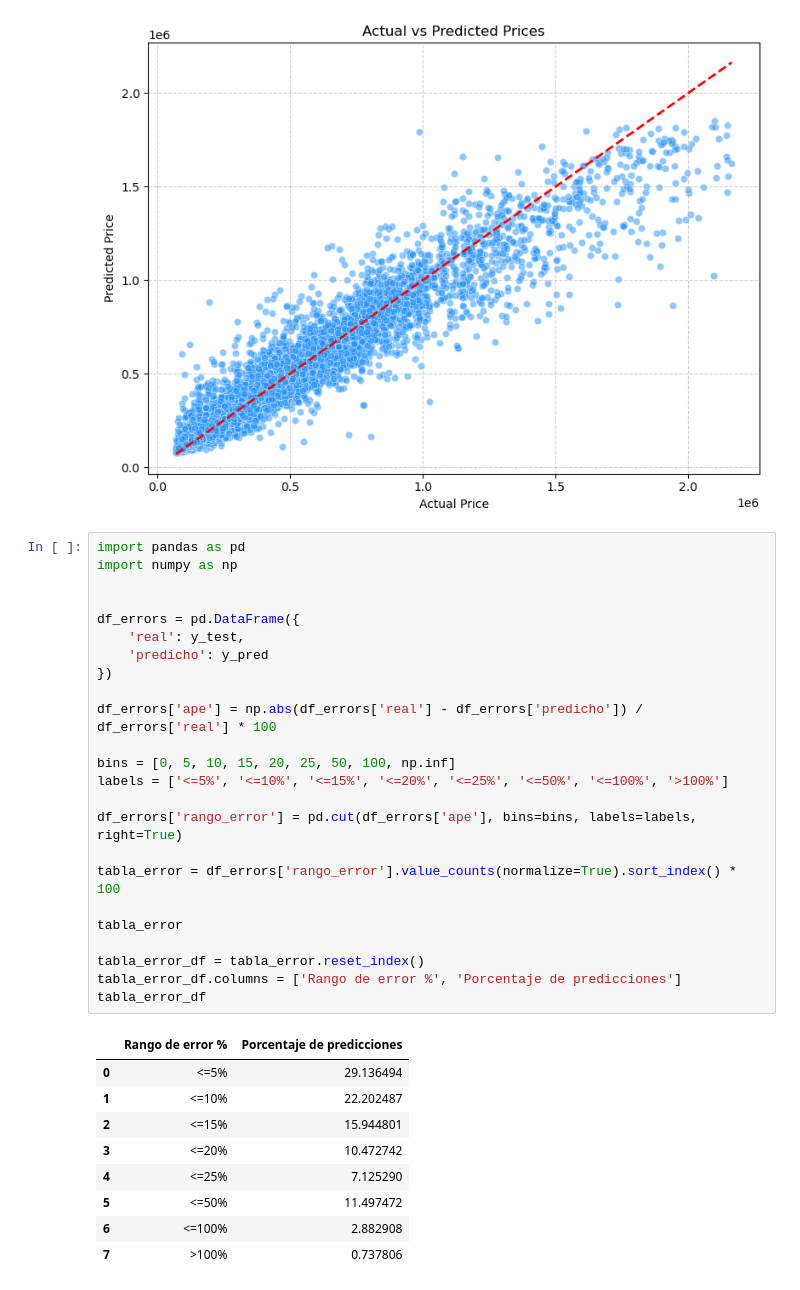
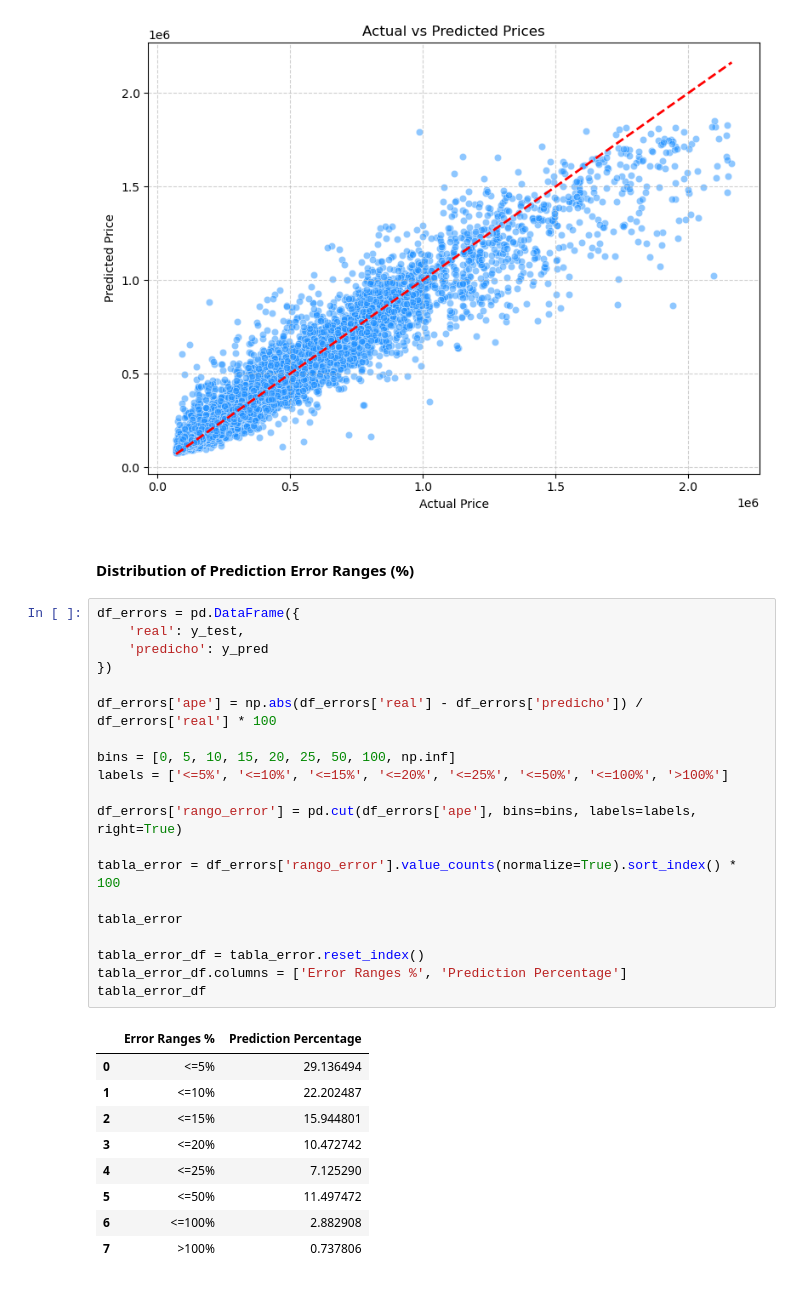
Before and after one commit to Marinaparragonz/Rental-Price-Recommendation-System-in-Madrid-using-Machine-Learning, a Jupyter notebook: Random_Forest.ipynb, the cells around one changed output. Drawn from its saved outputs; the diff is of its cells as text.

```diff
--- a/Random_Forest.ipynb
+++ b/Random_Forest.ipynb
@@ -289,32 +266,30 @@ plt.tight_layout()
 plt.show()
 # %% [output]
 [figure]
+# %% [markdown]
+#### Distribution of Prediction Error Ranges (%)
 # %%
-import pandas as pd
-import numpy as np
-
-
 df_errors = pd.DataFrame({
     'real': y_test,
     'predicho': y_pred
 })
 
 df_errors['ape'] = np.abs(df_errors['real'] - df_errors['predicho']) / df_errors['real'] * 100
 
 bins = [0, 5, 10, 15, 20, 25, 50, 100, np.inf]
 labels = ['<=5%', '<=10%', '<=15%', '<=20%', '<=25%', '<=50%', '<=100%', '>100%']
 
 df_errors['rango_error'] = pd.cut(df_errors['ape'], bins=bins, labels=labels, right=True)
 
 tabla_error = df_errors['rango_error'].value_counts(normalize=True).sort_index() * 100
 
 tabla_error
 
 tabla_error_df = tabla_error.reset_index()
-tabla_error_df.columns = ['Rango de error %', 'Porcentaje de predicciones']
+tabla_error_df.columns = ['Error Ranges %', 'Prediction Percentage']
 tabla_error_df
 # %% [output]
-|  | Rango de error % | Porcentaje de predicciones |
+|  | Error Ranges % | Prediction Percentage |
 | 0 | <=5% | 29.136494 |
 | 1 | <=10% | 22.202487 |
 | 2 | <=15% | 15.944801 |
```
Also changed, not shown: parts of 16 cells of this notebook, 2 other files.
